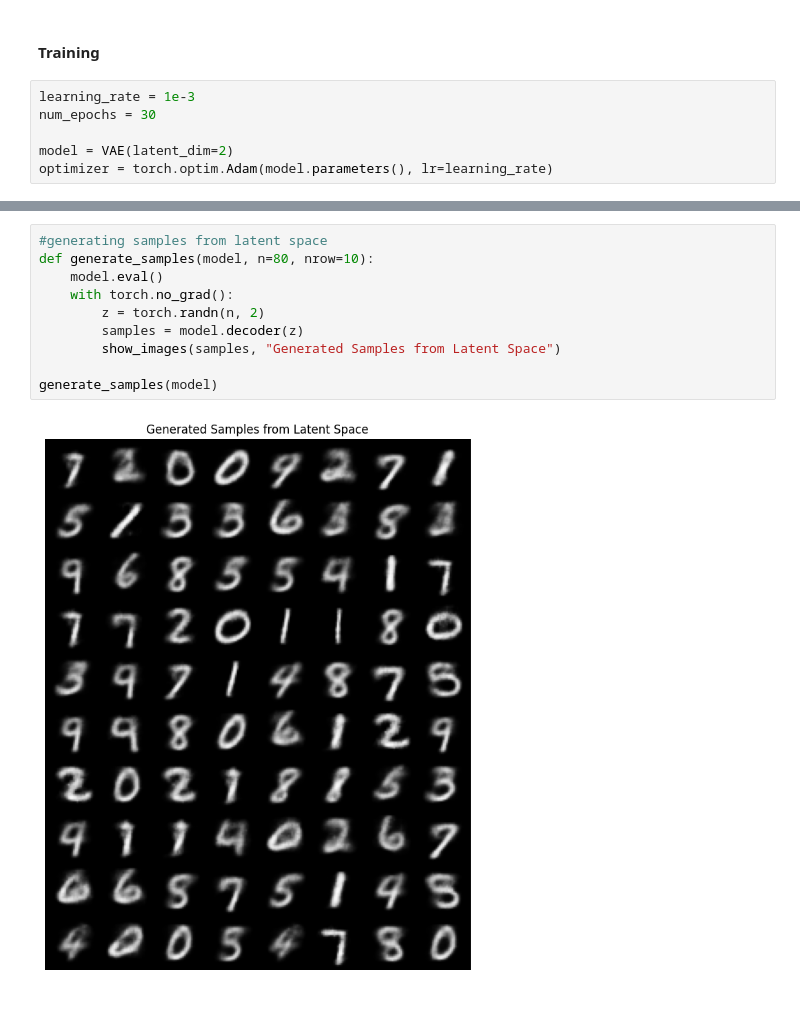
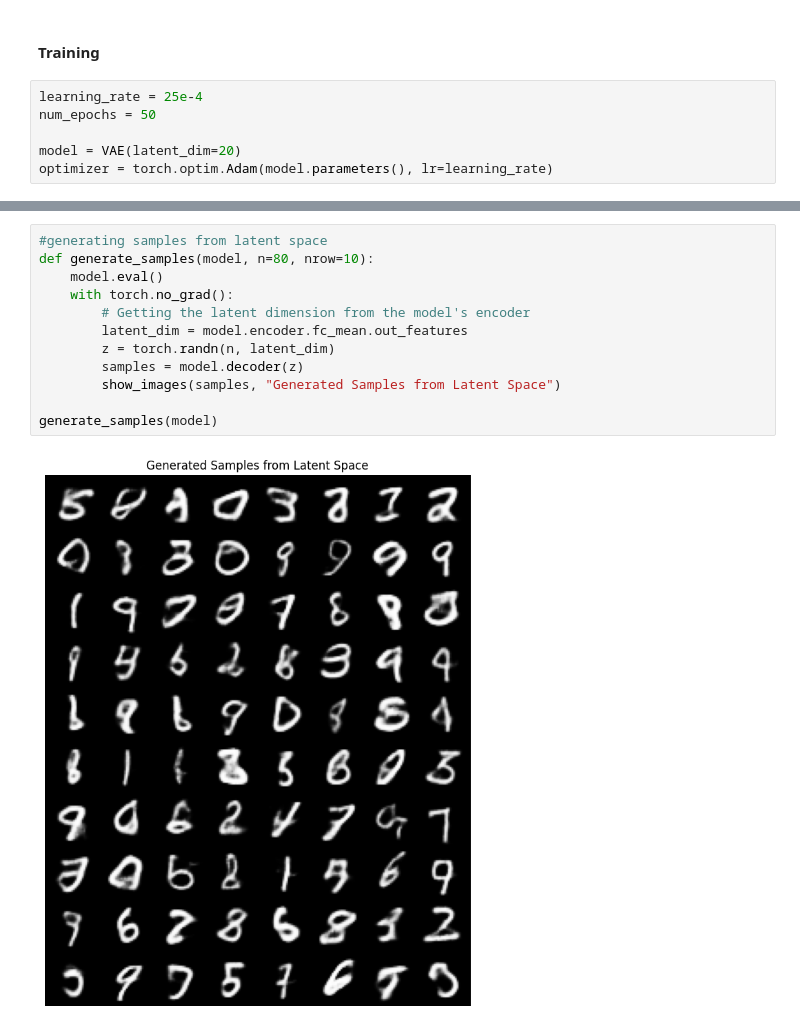
Before and after one commit to k-karna/VAEs, a Jupyter notebook: basic_vae.ipynb, the cells around one changed output, grey strips where cells are left out. Saved outputs shown, nothing was run; the diff lists cells and outputs as text.

```diff
--- a/basic_vae.ipynb
+++ b/basic_vae.ipynb
@@ -176,10 +174,10 @@ def vae_loss(x_reconstructed, x, mean, log_variance):
 # %% [markdown]
 #### Training
 # %%
-learning_rate = 1e-3
-num_epochs = 30
+learning_rate = 25e-4
+num_epochs = 50
 
-model = VAE(latent_dim=2)
+model = VAE(latent_dim=20)
 optimizer = torch.optim.Adam(model.parameters(), lr=learning_rate)
 # %%
 #training loop
@@ -245,13 +243,15 @@ with torch.no_grad():
 # %%
 #generating samples from latent space
 def generate_samples(model, n=80, nrow=10):
     model.eval()
     with torch.no_grad():
-        z = torch.randn(n, 2)
+        # Getting the latent dimension from the model's encoder
+        latent_dim = model.encoder.fc_mean.out_features
+        z = torch.randn(n, latent_dim)
         samples = model.decoder(z)
         show_images(samples, "Generated Samples from Latent Space")
 
 generate_samples(model)
 # %% [output]
-[figure, old version]
+[figure, new version]
 # %%
```
Also changed, not shown: parts of 7 cells of this notebook, 1 other file.
